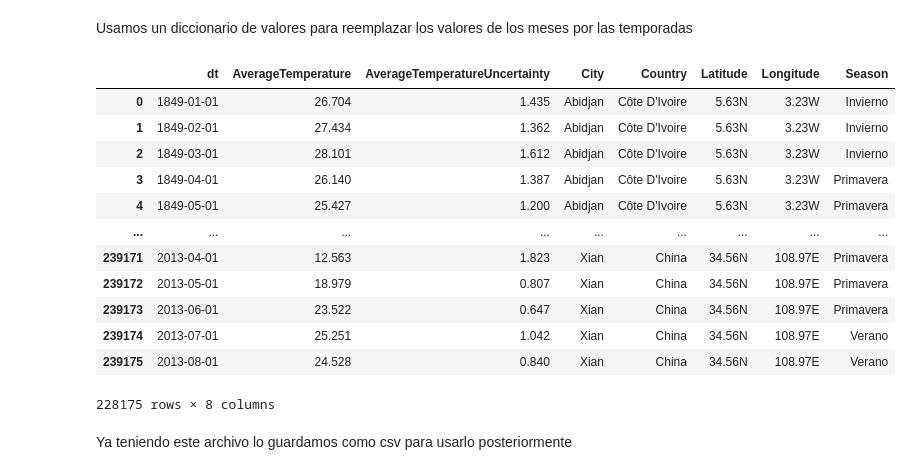
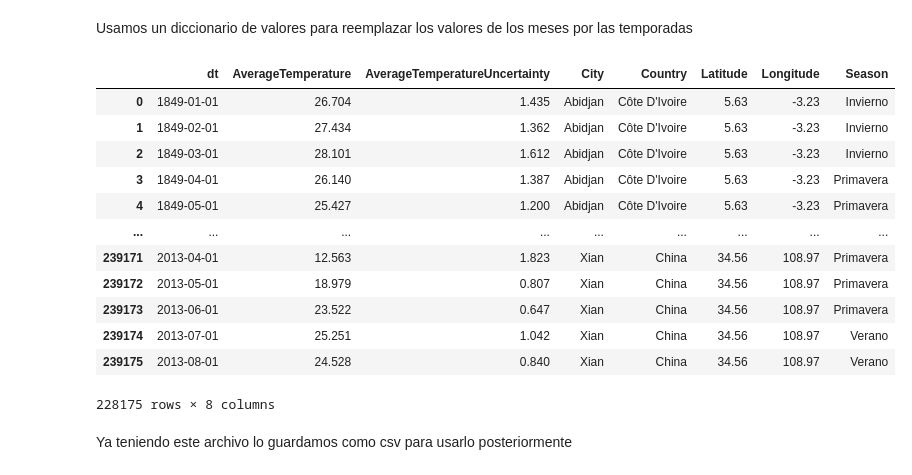
Before and after one commit to G4ll4rd0/ClimaGlobalPAD_O2022, a Jupyter notebook: TemperaturesByMCAnalisis.ipynb, the cells around one changed output. Drawn from its saved outputs; the diff is of its cells as text; code cells hidden in the pictures.

```diff
--- a/TemperaturesByMCAnalisis.ipynb
+++ b/TemperaturesByMCAnalisis.ipynb
@@ -92,34 +93,36 @@ Usamos un diccionario de valores para reemplazar los valores de los meses por la
 # %%
 valores_unicos = df.Season.unique().tolist()
 encoded_values = {}
 for i in valores_unicos:
     if i <= 3:
         temporada = 'Invierno'
     elif i <= 6:
         temporada = 'Primavera'
     elif i <= 9:
         temporada = 'Verano'
     else:
         temporada = 'Otoño'
 
     encoded_values[i] = temporada
 
 df['Season'].replace(encoded_values, inplace = True)
 df.dropna(inplace = True)
+df['Latitude'] = df['Latitude'].apply(lambda x:  parse(x))
+df['Longitude'] = df['Longitude'].apply(lambda x: parse(x))
 df
 # %% [output]
 |  | dt | AverageTemperature | AverageTemperatureUncertainty | City | Country | Latitude | Longitude | Season |
-| 0 | 1849-01-01 | 26.704 | 1.435 | Abidjan | Côte D'Ivoire | 5.63N | 3.23W | Invierno |
-| 1 | 1849-02-01 | 27.434 | 1.362 | Abidjan | Côte D'Ivoire | 5.63N | 3.23W | Invierno |
-| 2 | 1849-03-01 | 28.101 | 1.612 | Abidjan | Côte D'Ivoire | 5.63N | 3.23W | Invierno |
-| 3 | 1849-04-01 | 26.140 | 1.387 | Abidjan | Côte D'Ivoire | 5.63N | 3.23W | Primavera |
-| 4 | 1849-05-01 | 25.427 | 1.200 | Abidjan | Côte D'Ivoire | 5.63N | 3.23W | Primavera |
+| 0 | 1849-01-01 | 26.704 | 1.435 | Abidjan | Côte D'Ivoire | 5.63 | -3.23 | Invierno |
+| 1 | 1849-02-01 | 27.434 | 1.362 | Abidjan | Côte D'Ivoire | 5.63 | -3.23 | Invierno |
+| 2 | 1849-03-01 | 28.101 | 1.612 | Abidjan | Côte D'Ivoire | 5.63 | -3.23 | Invierno |
+| 3 | 1849-04-01 | 26.140 | 1.387 | Abidjan | Côte D'Ivoire | 5.63 | -3.23 | Primavera |
+| 4 | 1849-05-01 | 25.427 | 1.200 | Abidjan | Côte D'Ivoire | 5.63 | -3.23 | Primavera |
 | ... | ... | ... | ... | ... | ... | ... | ... | ... |
-| 239171 | 2013-04-01 | 12.563 | 1.823 | Xian | China | 34.56N | 108.97E | Primavera |
-| 239172 | 2013-05-01 | 18.979 | 0.807 | Xian | China | 34.56N | 108.97E | Primavera |
-| 239173 | 2013-06-01 | 23.522 | 0.647 | Xian | China | 34.56N | 108.97E | Primavera |
-| 239174 | 2013-07-01 | 25.251 | 1.042 | Xian | China | 34.56N | 108.97E | Verano |
-| 239175 | 2013-08-01 | 24.528 | 0.840 | Xian | China | 34.56N | 108.97E | Verano |
+| 239171 | 2013-04-01 | 12.563 | 1.823 | Xian | China | 34.56 | 108.97 | Primavera |
+| 239172 | 2013-05-01 | 18.979 | 0.807 | Xian | China | 34.56 | 108.97 | Primavera |
+| 239173 | 2013-06-01 | 23.522 | 0.647 | Xian | China | 34.56 | 108.97 | Primavera |
+| 239174 | 2013-07-01 | 25.251 | 1.042 | Xian | China | 34.56 | 108.97 | Verano |
+| 239175 | 2013-08-01 | 24.528 | 0.840 | Xian | China | 34.56 | 108.97 | Verano |
 228175 rows × 8 columns
 # %% [markdown]
 Ya teniendo este archivo lo guardamos como csv para usarlo posteriormente
```
Also changed, not shown: parts of 3 cells of this notebook, 1 other file.
